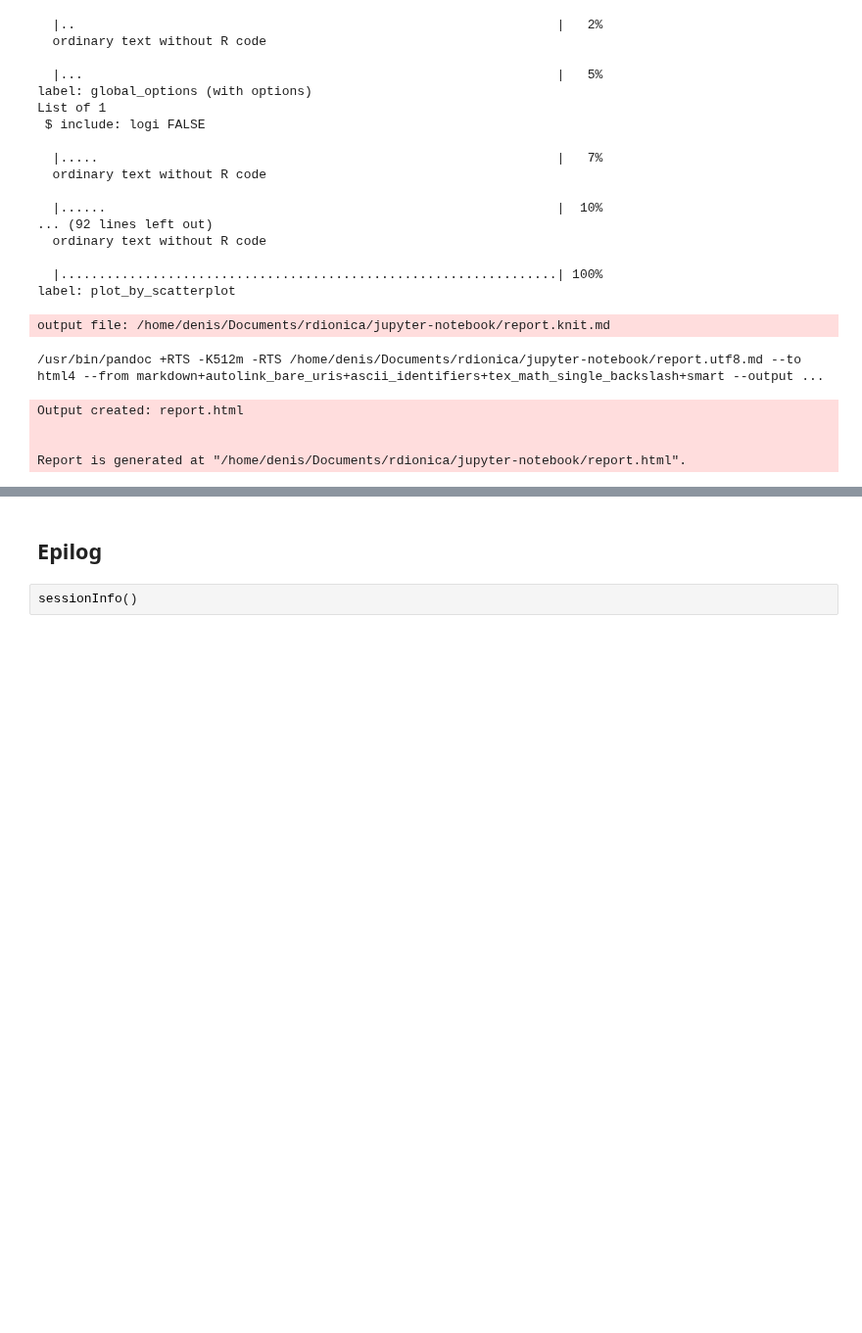
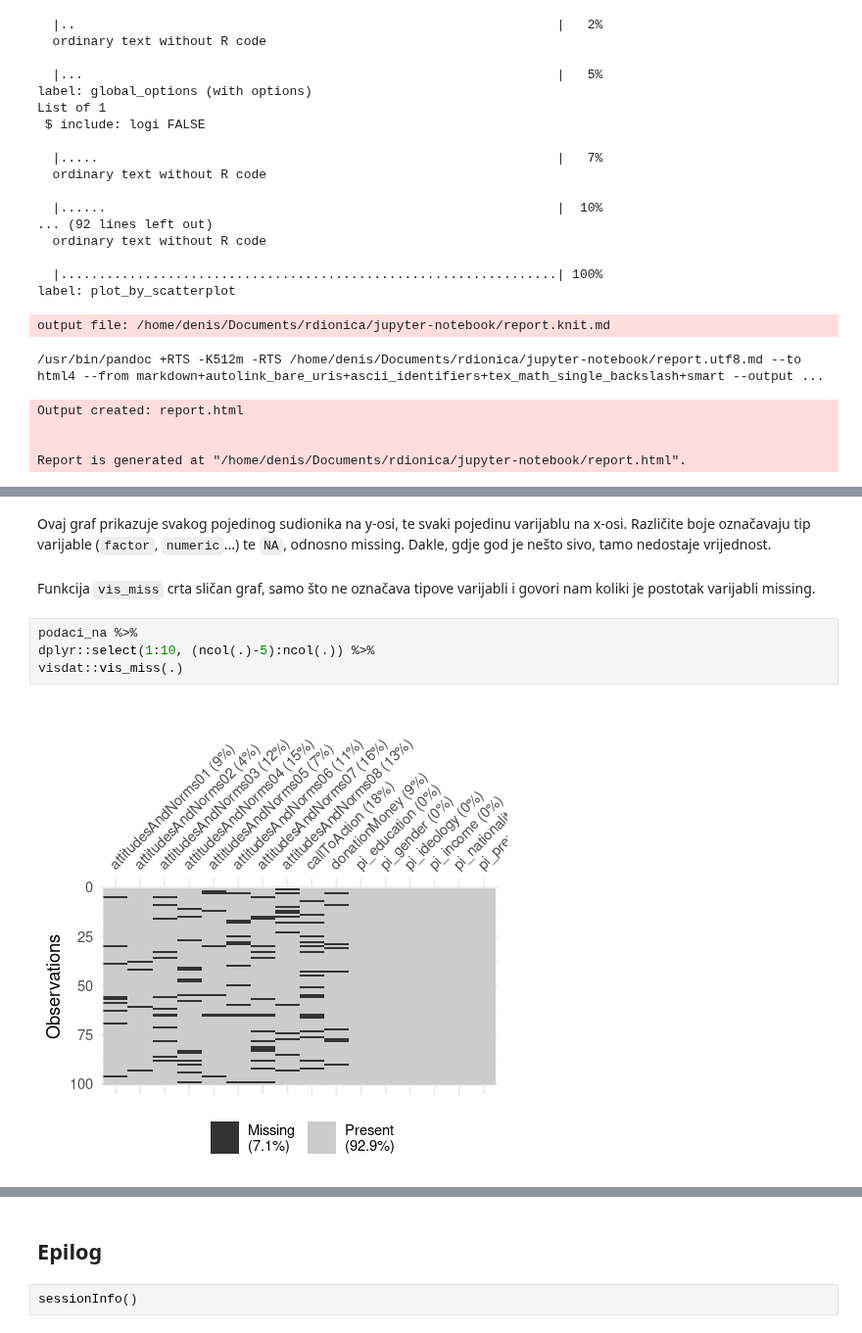
Before and after one commit to vdeni/rdionica, a Jupyter notebook: jupyter-notebook/priprema_podaci_upitnik.ipynb, the cells around one changed output, grey strips where cells are left out. Shown at 98% size. Drawn from its saved outputs; the diff is of its cells as text; blank space fills up the shorter version.

```diff
--- a/jupyter-notebook/priprema_podaci_upitnik.ipynb
+++ b/jupyter-notebook/priprema_podaci_upitnik.ipynb
@@ -1122,0 +1161,10 @@ Report is generated at "/home/denis/Documents/rdionica/jupyter-notebook/report.h
+# %% [markdown]
+Ovaj graf prikazuje svakog pojedinog sudionika na y-osi, te svaki pojedinu varijablu na x-osi. Različite boje označavaju tip varijable (`factor`, `numeric`...) te `NA`, odnosno missing. Dakle, gdje god je nešto sivo, tamo nedostaje vrijednost.
+# %% [markdown]
+Funkcija `vis_miss` crta sličan graf, samo što ne označava tipove varijabli i govori nam koliki je postotak varijabli missing.
+# %%
+podaci_na %>%
+dplyr::select(1:10, (ncol(.)-5):ncol(.)) %>%
+visdat::vis_miss(.)
+# %% [output]
+[figure, added]
```
Also changed, not shown: parts of 27 cells of this notebook.
